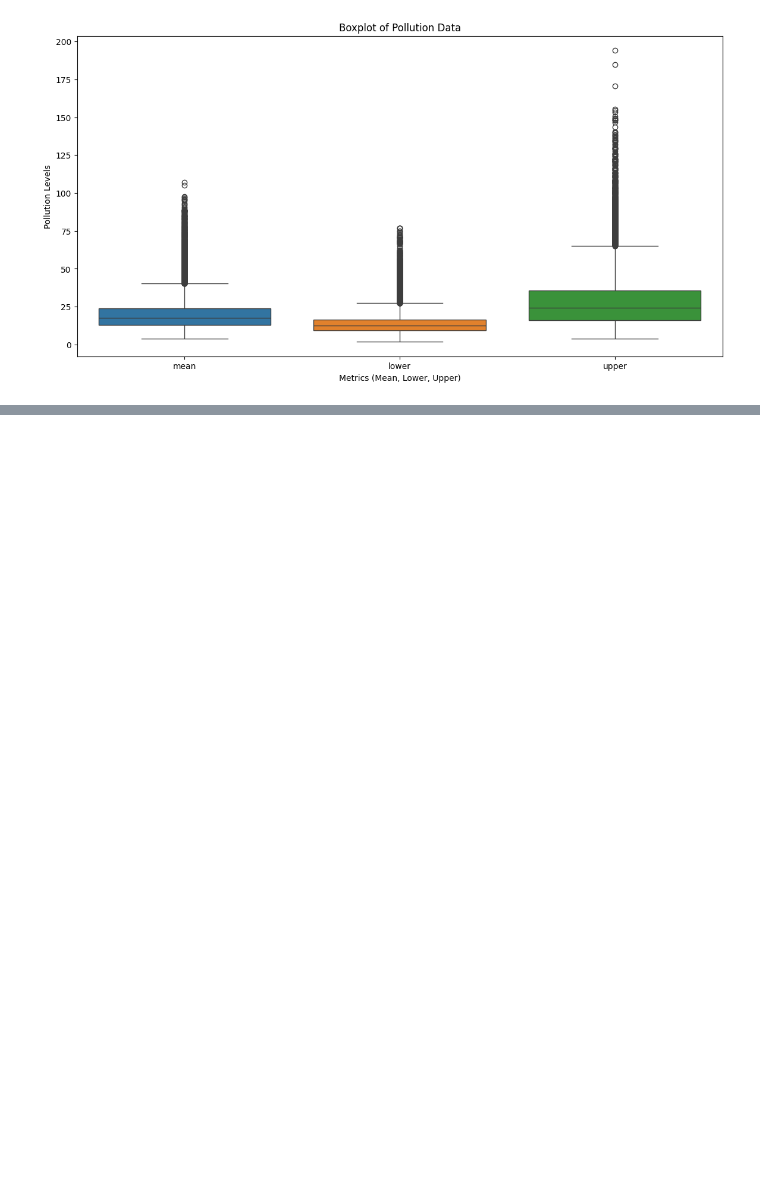
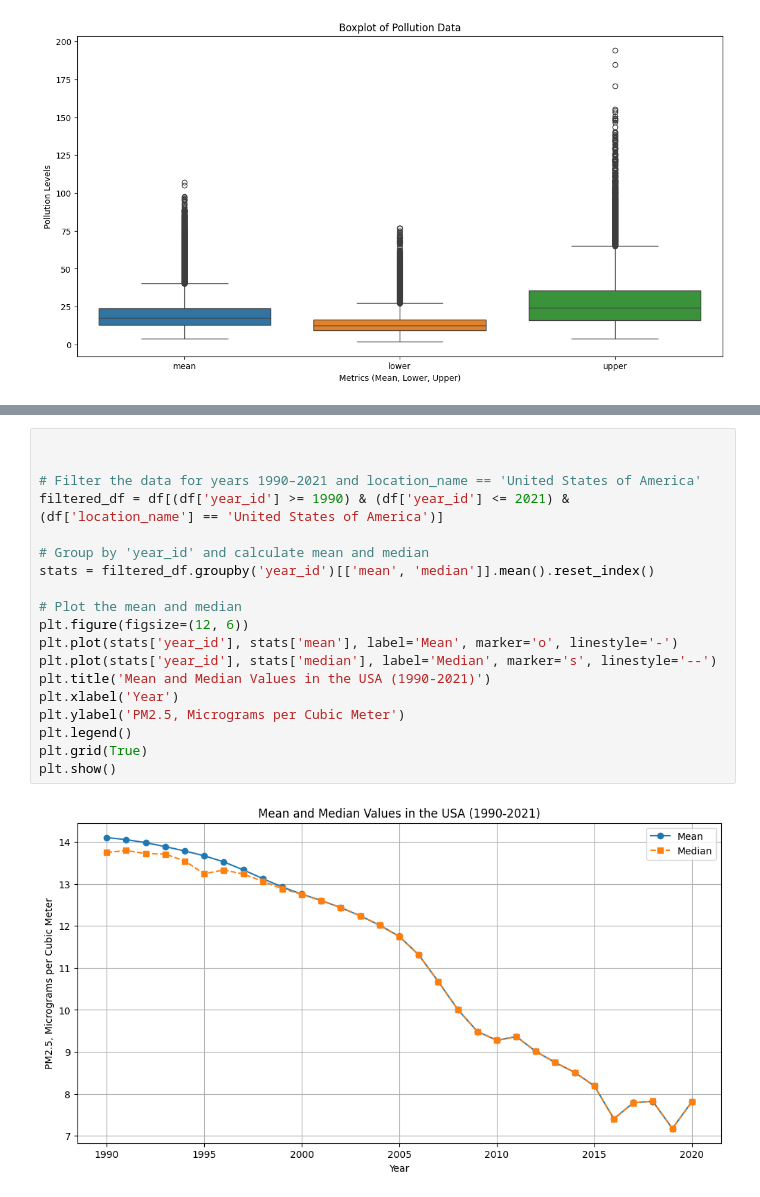
Before and after one commit to EthanXC/Urban-Air-Quality-Prediction, a Jupyter notebook: models.ipynb, the cells around one changed output, grey strips where cells are left out. Drawn from its saved outputs; the diff is of its cells as text; blank space fills up the shorter version.

Commit message:
Filtering to only USA

```diff
--- a/models.ipynb
+++ b/models.ipynb
@@ -67,0 +70,21 @@ plt.show()
+# %%
+
+
+# Filter the data for years 1990–2021 and location_name == 'United States of America'
+filtered_df = df[(df['year_id'] >= 1990) & (df['year_id'] <= 2021) & (df['location_name'] == 'United States of America')]
+
+# Group by 'year_id' and calculate mean and median
+stats = filtered_df.groupby('year_id')[['mean', 'median']].mean().reset_index()
+
+# Plot the mean and median
+plt.figure(figsize=(12, 6))
+plt.plot(stats['year_id'], stats['mean'], label='Mean', marker='o', linestyle='-')
+plt.plot(stats['year_id'], stats['median'], label='Median', marker='s', linestyle='--')
+plt.title('Mean and Median Values in the USA (1990-2021)')
+plt.xlabel('Year')
+plt.ylabel('PM2.5, Micrograms per Cubic Meter')
+plt.legend()
+plt.grid(True)
+plt.show()
+# %% [output]
+[figure, added]
```
Also changed, not shown: parts of 2 cells of this notebook.
